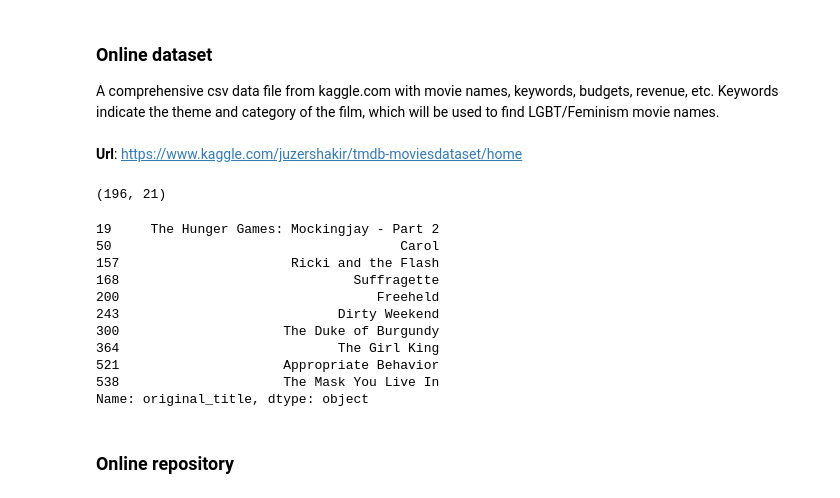
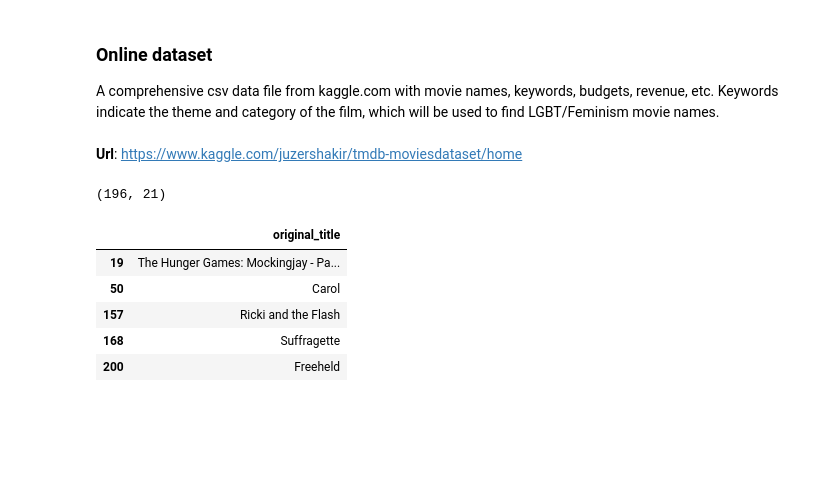
Before and after one commit to sayaaoi/Open.Data.Mashups.Project, a Jupyter notebook: Reproducible Data Compilation.ipynb, the cells around one changed output. Cells and saved outputs as stored; diff of their text form; code cells hidden in the pictures; blank space fills up the shorter version.

```diff
--- a/Reproducible Data Compilation.ipynb
+++ b/Reproducible Data Compilation.ipynb
@@ -235,19 +235,14 @@ file_alter = file[file['keywords'].str.contains('|'.join(searchfor), na=False)]
 file_alter.shape
 # %% [output]
 (196, 21)
-# %%
-file_alter['original_title'].head(10)
-# %% [output]
-19     The Hunger Games: Mockingjay - Part 2
-50                                     Carol
-157                      Ricki and the Flash
-168                              Suffragette
-200                                 Freeheld
-243                            Dirty Weekend
-300                     The Duke of Burgundy
-364                            The Girl King
-521                     Appropriate Behavior
-538                     The Mask You Live In
-Name: original_title, dtype: object
-# %% [markdown]
-### Online repository
+# %%
+name_tmdb = file_alter[['original_title']]
+# %%
+name_tmdb.head(5)
+# %% [output]
+|  | original_title |
+| 19 | The Hunger Games: Mockingjay - Pa... |
+| 50 | Carol |
+| 157 | Ricki and the Flash |
+| 168 | Suffragette |
+| 200 | Freeheld |
```
Also changed, not shown: parts of 30 cells of this notebook.
